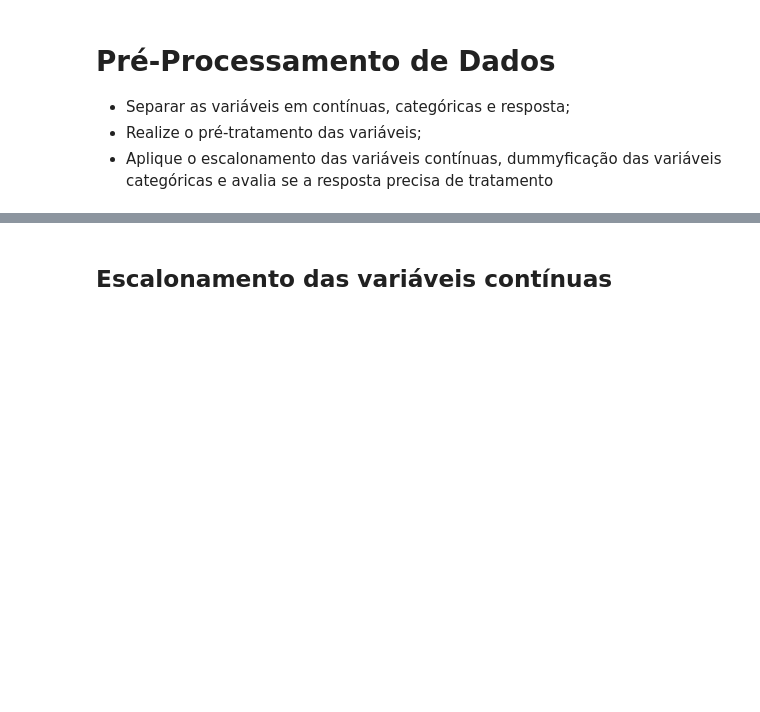
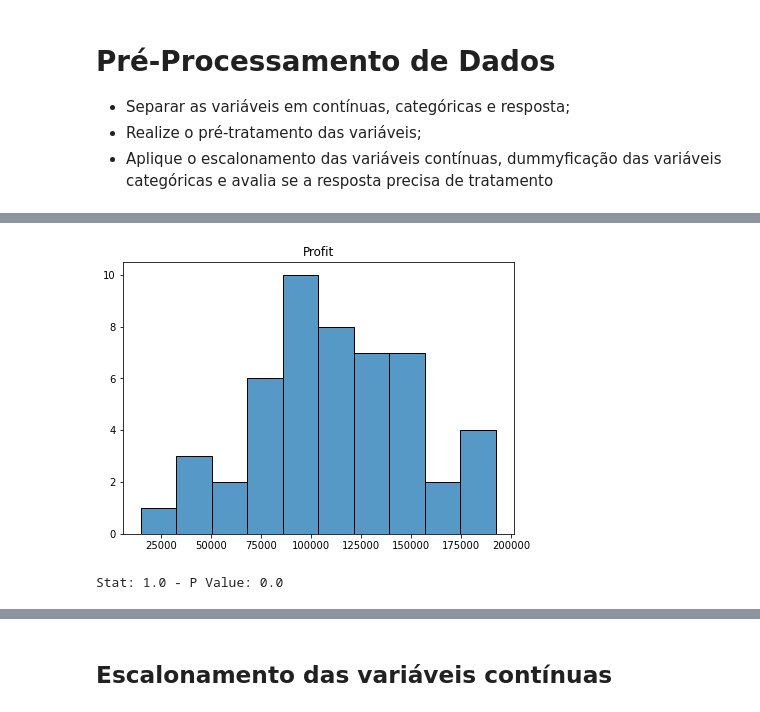
Before and after one commit to bruna-calistrate/AdvancedStatistics-Course, a Jupyter notebook: ExercíciosPráticos.ipynb, the cells around one changed output, grey strips where cells are left out. Drawn from its saved outputs; the diff is of its cells as text; code cells hidden in the pictures; blank space fills up the shorter version.

```diff
--- a/ExercíciosPráticos.ipynb
+++ b/ExercíciosPráticos.ipynb
@@ -27,11 +27,18 @@ def desc_null(df):
   des['null%'] = (des['nullCount'] / df.shape[0]) * 100
   return des
 # %%
-def histplot(data, title, xlabel, ylabel, x=None, y=None, bins=10):
+def histplot(data,
+             title=None,
+             xlabel=None,
+             ylabel=None,
+             x=None,
+             y=None,
+             figsize=(10,5),
+             bins=10):
     import matplotlib.pyplot as plt
     import seaborn as sns
 
-    plt.figure(figsize=(10,5))
+    plt.figure(figsize=figsize)
 
     sns.histplot(data=data, x=x, y=y, bins=bins)
 
@@ -205,4 +189,4 @@ plt.show()
 # %%
-resp = ['Profit']
-num = list(df.select_dtypes(include=[np.number]).drop(columns=resp))
+resp = df['Profit']
+num = list(df.select_dtypes(include=[np.number]).drop(columns='Profit'))
 cat = list(df.select_dtypes(exclude=[np.number]))
@@ -222,0 +199,11 @@ dfCat.head()
+# %%
+histplot(data=resp, figsize=(7,5), title='Profit')
+# %% [output]
+[figure, added]
+# %%
+kStat, kPvalue = sp.stats.kstest(resp,
+                                 cdf='norm')
+
+print(f'Stat: {kStat} - P Value: {kPvalue}')
+# %% [output]
+Stat: 1.0 - P Value: 0.0
```
Also changed, not shown: parts of 31 cells of this notebook.
